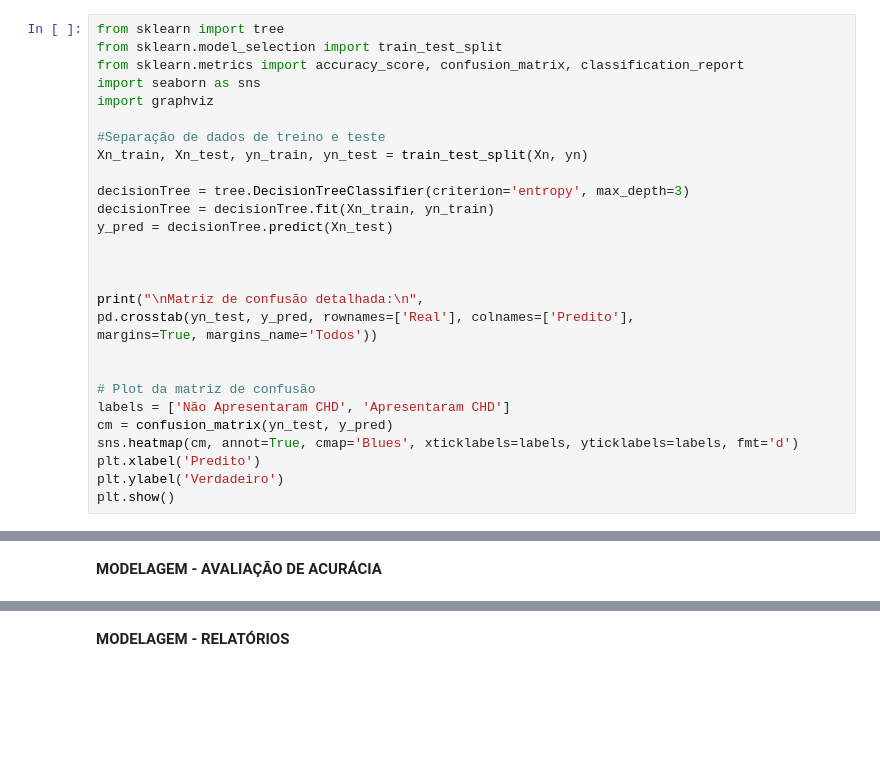
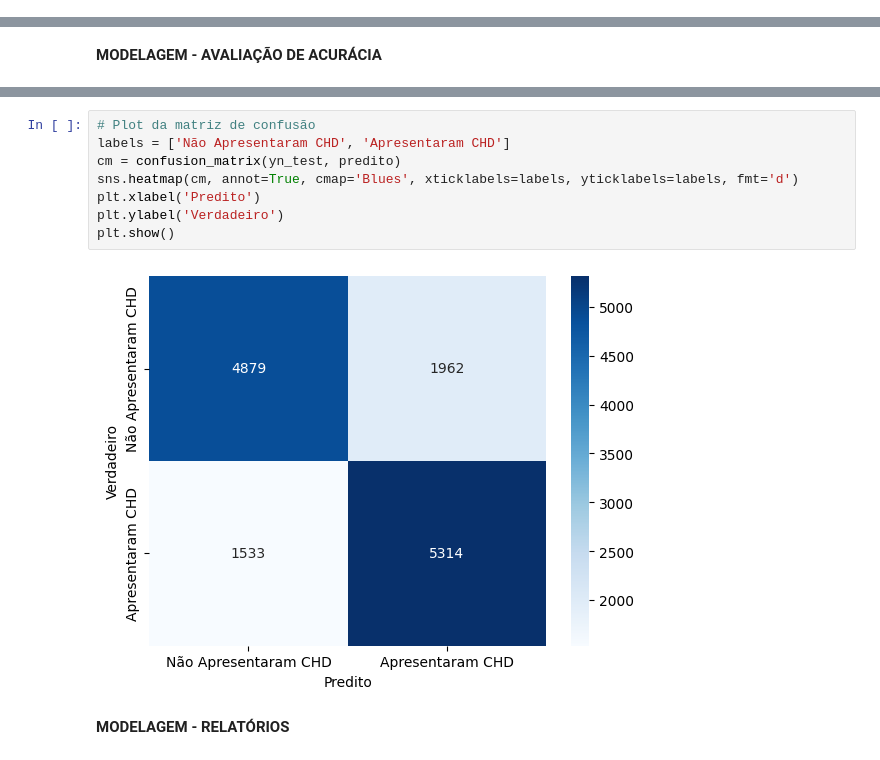
Before and after one commit to Webster-Rodrigues/Arvore_de_Decisao_I.A, a Jupyter notebook: Árvore_Decisão.ipynb, the cells around one changed output, grey strips where cells are left out. Saved outputs shown, nothing was run; the diff lists cells and outputs as text; blank space fills up the shorter version.

```diff
--- a/Árvore_Decisão.ipynb
+++ b/Árvore_Decisão.ipynb
@@ -151,30 +153,2 @@ yn = baseReduzida_df['HeartDisease']
 # %% [markdown]
 **MODELAGEM - APLICAÇÃO**
-# %%
-from sklearn import tree
-from sklearn.model_selection import train_test_split
-from sklearn.metrics import accuracy_score, confusion_matrix, classification_report
-import seaborn as sns
-import graphviz
-
-#Separação de dados de treino e teste
-Xn_train, Xn_test, yn_train, yn_test = train_test_split(Xn, yn)
-
-decisionTree = tree.DecisionTreeClassifier(criterion='entropy', max_depth=3)
-decisionTree = decisionTree.fit(Xn_train, yn_train)
-y_pred = decisionTree.predict(Xn_test)
-
-
-
-print("\nMatriz de confusão detalhada:\n",
-pd.crosstab(yn_test, y_pred, rownames=['Real'], colnames=['Predito'],
-margins=True, margins_name='Todos'))
-
-
-# Plot da matriz de confusão
-labels = ['Não Apresentaram CHD', 'Apresentaram CHD']
-cm = confusion_matrix(yn_test, y_pred)
-sns.heatmap(cm, annot=True, cmap='Blues', xticklabels=labels, yticklabels=labels, fmt='d')
-plt.xlabel('Predito')
-plt.ylabel('Verdadeiro')
-plt.show()
@@ -210,3 +216,13 @@ plt.show()
+# %%
+# Plot da matriz de confusão
+labels = ['Não Apresentaram CHD', 'Apresentaram CHD']
+cm = confusion_matrix(yn_test, predito)
+sns.heatmap(cm, annot=True, cmap='Blues', xticklabels=labels, yticklabels=labels, fmt='d')
+plt.xlabel('Predito')
+plt.ylabel('Verdadeiro')
+plt.show()
+# %% [output]
+[figure, added]
 # %% [markdown]
 **MODELAGEM - RELATÓRIOS**
 # %%
```
Also changed, not shown: parts of 10 cells of this notebook.
